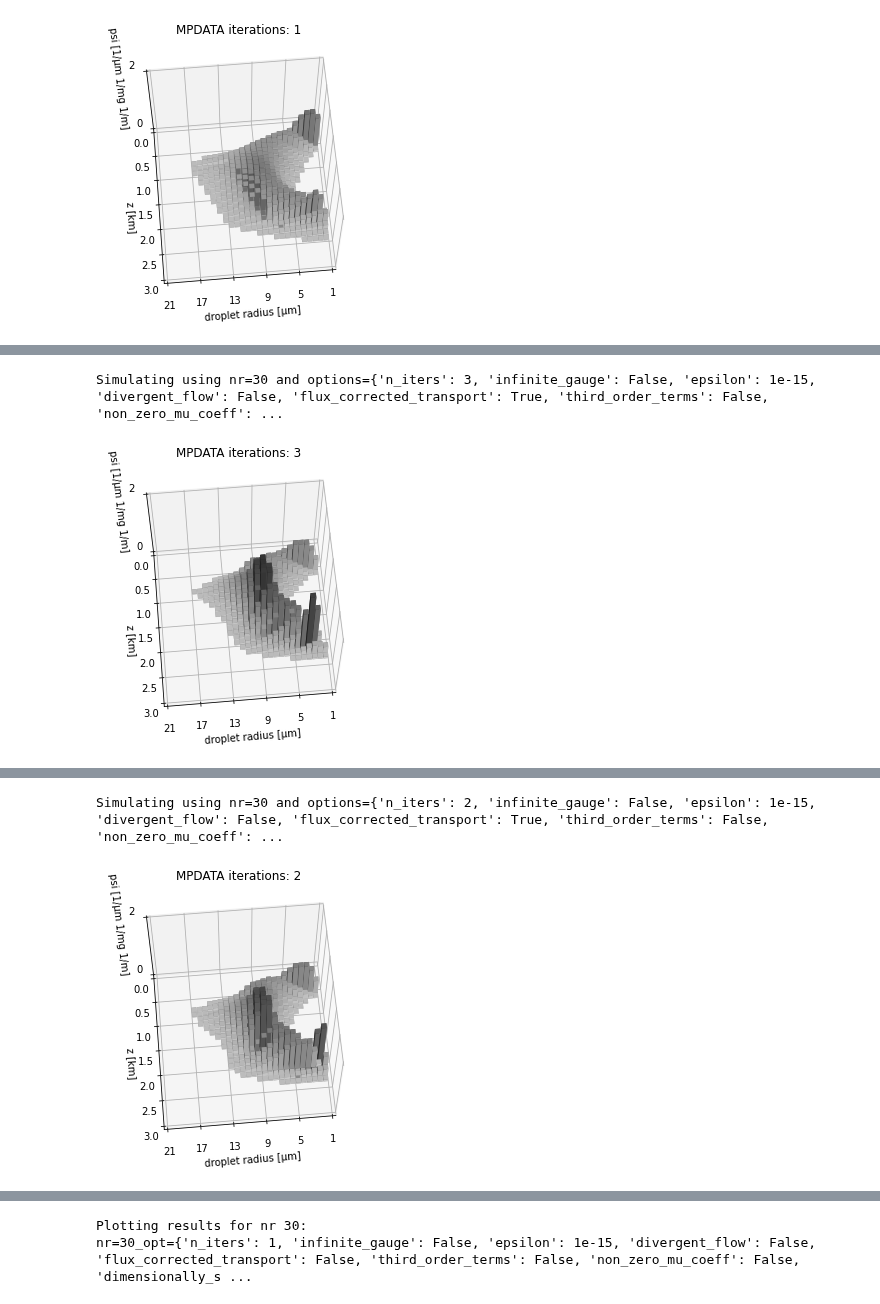
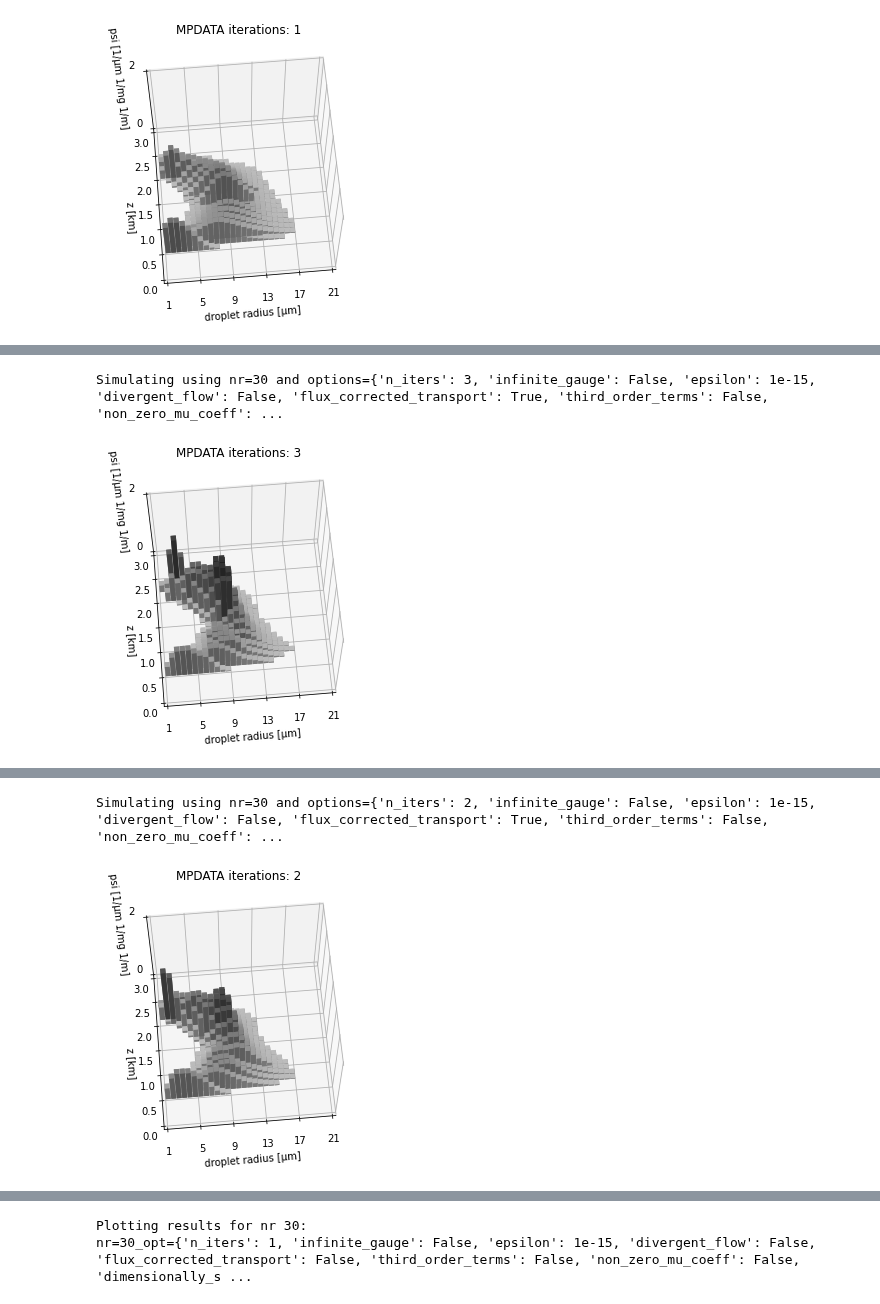
Before and after one commit to slayoo/PyMPDATA-examples, a Jupyter notebook: PyMPDATA_examples/Shipway_and_Hill_2012/fig_1.ipynb, the cells around one changed output, grey strips where cells are left out. Saved outputs shown, nothing was run; the diff lists cells and outputs as text; code cells hidden in the pictures.

```diff
--- a/PyMPDATA_examples/Shipway_and_Hill_2012/fig_1.ipynb
+++ b/PyMPDATA_examples/Shipway_and_Hill_2012/fig_1.ipynb
@@ -109,7 +109,7 @@ for options in OPTIONS:
             nz=settings.nz,
             dt=settings.dt,
             qv_of_zZ_at_t0 = lambda zZ: settings.qv(zZ*settings.dz),
-            g_factor_of_zZ = lambda zZ: settings.rhod(zZ*settings.dz), # TODO #221 spectral coord
+            g_factor_of_zZ = lambda zZ: settings.rhod(zZ*settings.dz), # TODO #239 spectral coord
             options=options
         )
 
@@ -172,19 +172,14 @@ for options in OPTIONS:
                 GC_max = [
                     np.amax(mpdata['ql'].advector.get_component(d)[:,0]) for d in range(2)
                 ]
-                #print(GC_max)
                 if GC_max[1] > 1:
-#                     import sys
-#                     np.set_printoptions(threshold=sys.maxsize)
-#                     print(mpdata['ql'].advector.data[1])
                     raise Exception(f"max(GC) = {GC_max[1]} > 1")
             mpdata['ql'].advance(1, post_iter=post_iter)
 
             if nr==1:
                 ql = mpdata['ql'].advectee.get()
-
-                # TODO #221: iterate
-                # TODO #221: assert not np.logical_and(S<1, ql>0).any()
+                # note: this is possibly too inaccurate, would better iterate (but bulk is not our aim here)
+                # note: also, something along these lines could be added: assert not np.logical_and(S<1, ql>0).any()
                 dql = np.maximum(0, qv * (1 - 1/RH))
                 ql += dql
             else:
@@ -195,18 +190,18 @@ for options in OPTIONS:
                     ax = pylab.subplot(projection='3d')
                     ax.view_init(65, 85)
 
-                    cmap = matplotlib.cm.get_cmap('gray_r')  # Get desired colormap - you can change this!
-                    max_height = 2 / si.mg / si.um  # get range of colorbars so we can normalize
+                    cmap = matplotlib.cm.get_cmap('gray_r')
+                    max_height = 2 / si.mg / si.um
                     min_height = 0
-                    rgba = [cmap((k - min_height) / (1.5*max_height)) for k in psi.flatten()]
 
-                    dz = psi.flatten()
+                    dz = np.rot90(psi, 2).flatten()
+                    rgba = [cmap((k - min_height) / (1.5*max_height)) for k in dz]
                     dz[dz < .01 * max_height] = np.nan
                     factor = .9
                     ax.bar3d(
                         *[arr.flatten() for arr in np.meshgrid(
-                            (settings.bin_boundaries[:-1]+settings.dr*(1-factor)/2) / si.um,
-                            (np.arange(settings.nz)+(1-factor)/2) * settings.dz / si.km
+                            (settings.bin_boundaries[-2::-1]+settings.dr*(1-factor)/2) / si.um,
+                            (np.arange(settings.nz-1, -1, -1)+(1-factor)/2) * settings.dz / si.km
                         )],
                         z=0,
                         dx= factor * settings.dr / si.um,
@@ -222,46 +217,46 @@ for options in OPTIONS:
                     ax.set_zlabel("psi [1/μm 1/mg 1/m]")
                     ax.set_zlim(0, max_height / (1 / si.mg / si.um))
                     ax.set_zticks([0, max_height / (1 / si.mg / si.um)])
-                    ax.set_ylim(0, settings.z_max / si.km)
-                    ax.set_xlim(R_MIN / si.um, R_MAX / si.um)
+                    ax.set_ylim(settings.z_max / si.km, 0)
+                    ax.set_xlim(R_MAX / si.um, R_MIN / si.um)
                     nticks = 5
                     ax.set_xticks((R_MIN + np.arange(nticks+1) * (R_MAX - R_MIN) / nticks) / si.um)
                     show_plot(f'fig_3d_n_iters={options.n_iters}.pdf')
 
                 # advection/conservation of n/V, but G_factor=G_z*G_r=rho(z)*1, so psi=n/V/rho
 
                 def moment(data, l):
                     return np.sum(np.dot(data, settings.dr_power[l+1]/(l+1)), axis=1)*settings.dz
 
                 dql_cond = 4/3*np.pi*const.rho_l*moment(post_iter.dpsi_cond, 3)
                 ql = 4/3*np.pi*const.rho_l*moment(psi, 3)
 
                 N_tot = moment(psi, 0)
                 output['act_frac'][:,t+1] = N_tot / N_CCN_HALO
 
                 with np.errstate(divide='ignore', invalid='ignore'):
                     mom1 = moment(psi, 1) / N_tot
                     mom2 = moment(psi, 2) / N_tot
                     reldisp = np.sqrt(mom2 - mom1**2) / mom1
                 reldisp[N_tot/N_CCN_HALO < .05] = np.nan
                 output['reldisp'][:, t+1] = reldisp
 
             qv -= dql_cond
 
             output['ql'][:,t+1] = ql
             output['qv'][:,t+1] = qv
             output['S'][:,t+1] = RH - 1
 
         outputs[label(options, nr)] = output
 # %% [output]
 Simulating using nr=30 and options={'n_iters': 1, 'infinite_gauge': False, 'epsilon': 1e-15, 'divergent_flow': False, 'flux_corrected_transport': False, 'third_order_terms': False, 'non_zero_mu_coeff' ...
-[figure, old version]
+[figure, new version]
 [interactive output not drawn]
 Simulating using nr=30 and options={'n_iters': 3, 'infinite_gauge': False, 'epsilon': 1e-15, 'divergent_flow': False, 'flux_corrected_transport': True, 'third_order_terms': False, 'non_zero_mu_coeff': ...
-[figure, old version]
+[figure, new version]
 [interactive output not drawn]
 Simulating using nr=30 and options={'n_iters': 2, 'infinite_gauge': False, 'epsilon': 1e-15, 'divergent_flow': False, 'flux_corrected_transport': True, 'third_order_terms': False, 'non_zero_mu_coeff': ...
-[figure, old version]
+[figure, new version]
 [interactive output not drawn]
 # %%
 cmap='gray'
```
Also changed, not shown: 3 other files.
